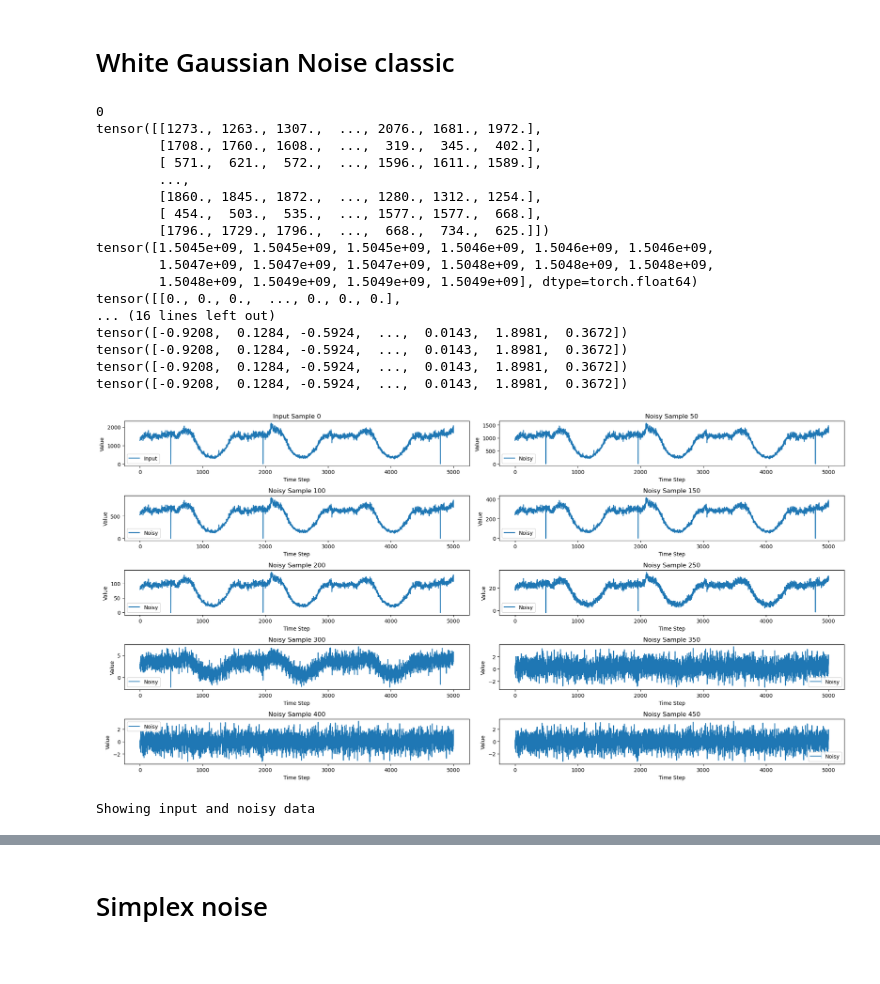
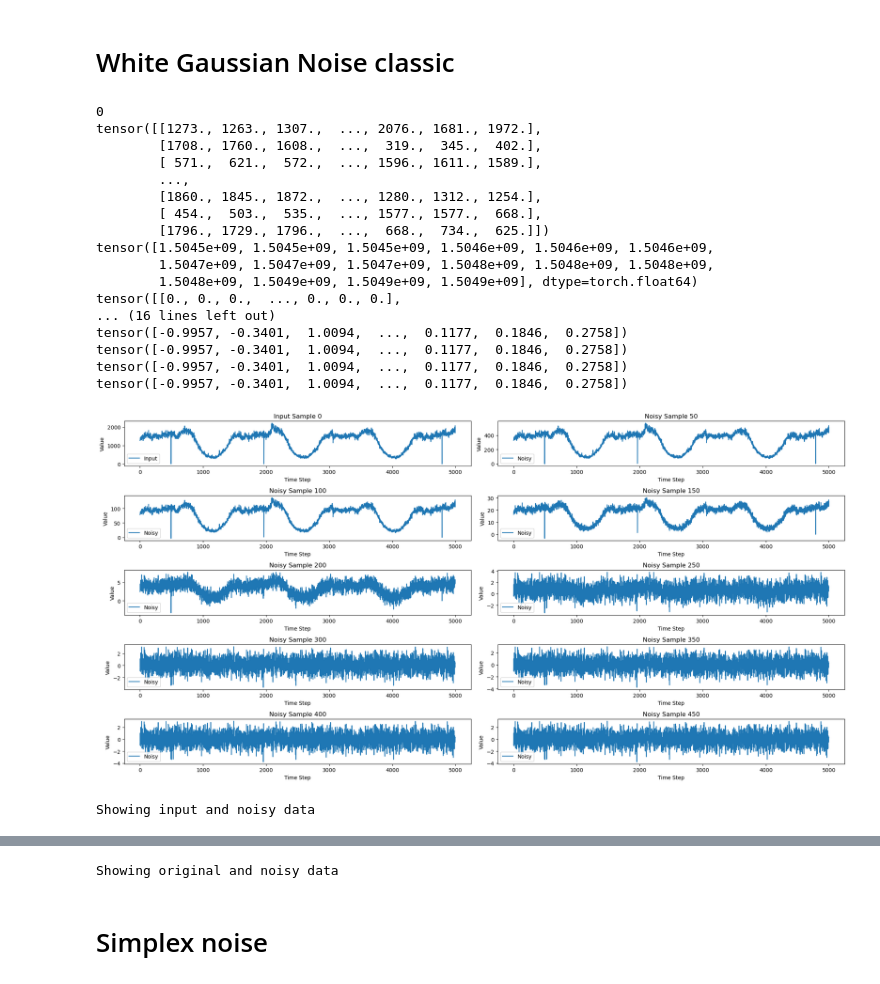
Before and after one commit to yaiciines/MAP594---Time-Series-Anomaly-Detection, a Jupyter notebook: DDPM/adding_noise_visualisation.ipynb, the cells around one changed output, grey strips where cells are left out. Saved outputs shown, nothing was run; the diff lists cells and outputs as text; code cells hidden in the pictures.

```diff
--- a/DDPM/adding_noise_visualisation.ipynb
+++ b/DDPM/adding_noise_visualisation.ipynb
@@ -36,7 +36,7 @@ config = {
   "num_epochs": 1,
 
   "learning_rate": 0.0001,
-  "num_timesteps": 1001,
+  "num_timesteps": 501,
   "beta_schedule": "quadratic",
   "embedding_size": 128,
   "hidden_size": 128,
@@ -45,8 +45,8 @@ config = {
   "input_embedding": "sinusoidal",
   "save_eval_step": 10,
   "experiment_name": "NonName",
-  "beta_start": 0.01,
-  "beta_end": 0.5,
+  "beta_start": 0.05,
+  "beta_end": 0.09,
   "save_model_epochs": 1
 }
 
@@ -117,36 +117,65 @@ for epoch in range(config.num_epochs):
             noisy_sample = noise_scheduler.add_noise(batch[0], noise[0], torch.tensor([(i+1)*50]))
 
             ax = axs[(i+1) // 2, (i+1) % 2]
             ax.plot(noisy_sample[0].cpu().numpy())
             ax.set_title(f"Noisy Sample {(i+1)*50}")
             ax.set_xlabel("Time Step")
             ax.set_ylabel("Value")
             ax.legend(["Noisy"])
 
         fig.tight_layout()
         plt.show()
         print("Showing input and noisy data")
 
+
+        fig, axs = plt.subplots(5, 1, figsize=(10, 12))
+
+        steps = [0, 200, 250, 300, 350]
+
+        # Plotting noisy versions of the first sample at specified steps
+        for i, step in enumerate(steps):
+            if step == 0:
+                # Plotting the original time series
+                noisy_sample = batch[0]
+                ax = axs[i]
+                ax.plot(noisy_sample.cpu().numpy())
+                ax.set_title("Original Time Series")
+            else:
+                # Plotting the noisy version
+                noisy_sample = noise_scheduler.add_noise(batch[0], noise[0], torch.tensor([step]))
+                ax = axs[i]
+                ax.plot(noisy_sample[0].cpu().numpy())
+                ax.set_title(f"Noisy Sample at Step {step}")
+
+            ax.set_xlabel("Time Step")
+            ax.set_ylabel("Value")
+            ax.legend(["Time Series"])
+
+        fig.tight_layout()
+        plt.show()
+        print("Showing original and noisy data")
+
+
         break
 
     progress_bar.close()
 # %% [output]
 0
 tensor([[1273., 1263., 1307.,  ..., 2076., 1681., 1972.],
         [1708., 1760., 1608.,  ...,  319.,  345.,  402.],
         [ 571.,  621.,  572.,  ..., 1596., 1611., 1589.],
         ...,
         [1860., 1845., 1872.,  ..., 1280., 1312., 1254.],
         [ 454.,  503.,  535.,  ..., 1577., 1577.,  668.],
         [1796., 1729., 1796.,  ...,  668.,  734.,  625.]])
 tensor([1.5045e+09, 1.5045e+09, 1.5045e+09, 1.5046e+09, 1.5046e+09, 1.5046e+09,
         1.5047e+09, 1.5047e+09, 1.5047e+09, 1.5048e+09, 1.5048e+09, 1.5048e+09,
         1.5048e+09, 1.5049e+09, 1.5049e+09, 1.5049e+09], dtype=torch.float64)
 tensor([[0., 0., 0.,  ..., 0., 0., 0.],
 ... (16 lines left out)
-tensor([-0.9208,  0.1284, -0.5924,  ...,  0.0143,  1.8981,  0.3672])
-tensor([-0.9208,  0.1284, -0.5924,  ...,  0.0143,  1.8981,  0.3672])
-tensor([-0.9208,  0.1284, -0.5924,  ...,  0.0143,  1.8981,  0.3672])
-tensor([-0.9208,  0.1284, -0.5924,  ...,  0.0143,  1.8981,  0.3672])
+tensor([-0.9957, -0.3401,  1.0094,  ...,  0.1177,  0.1846,  0.2758])
+tensor([-0.9957, -0.3401,  1.0094,  ...,  0.1177,  0.1846,  0.2758])
+tensor([-0.9957, -0.3401,  1.0094,  ...,  0.1177,  0.1846,  0.2758])
+tensor([-0.9957, -0.3401,  1.0094,  ...,  0.1177,  0.1846,  0.2758])
-[figure, old version]
+[figure, new version]
 Showing input and noisy data
@@ -153,3 +183,4 @@ Showing input and noisy data
+Showing original and noisy data
 # %% [markdown]
 # Simplex noise
 # %%
```
Also changed, not shown: parts of 4 cells of this notebook, 1 other file.
